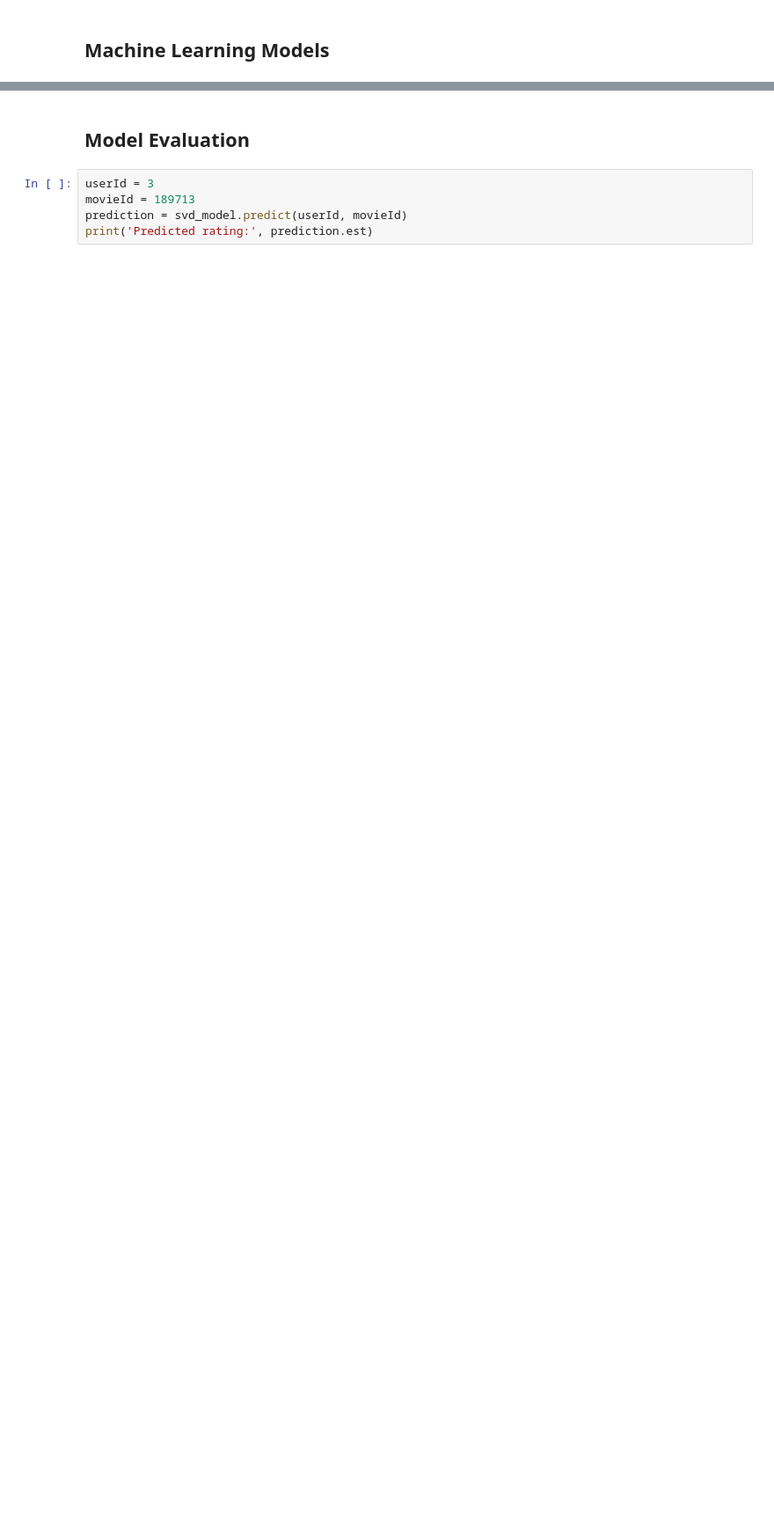
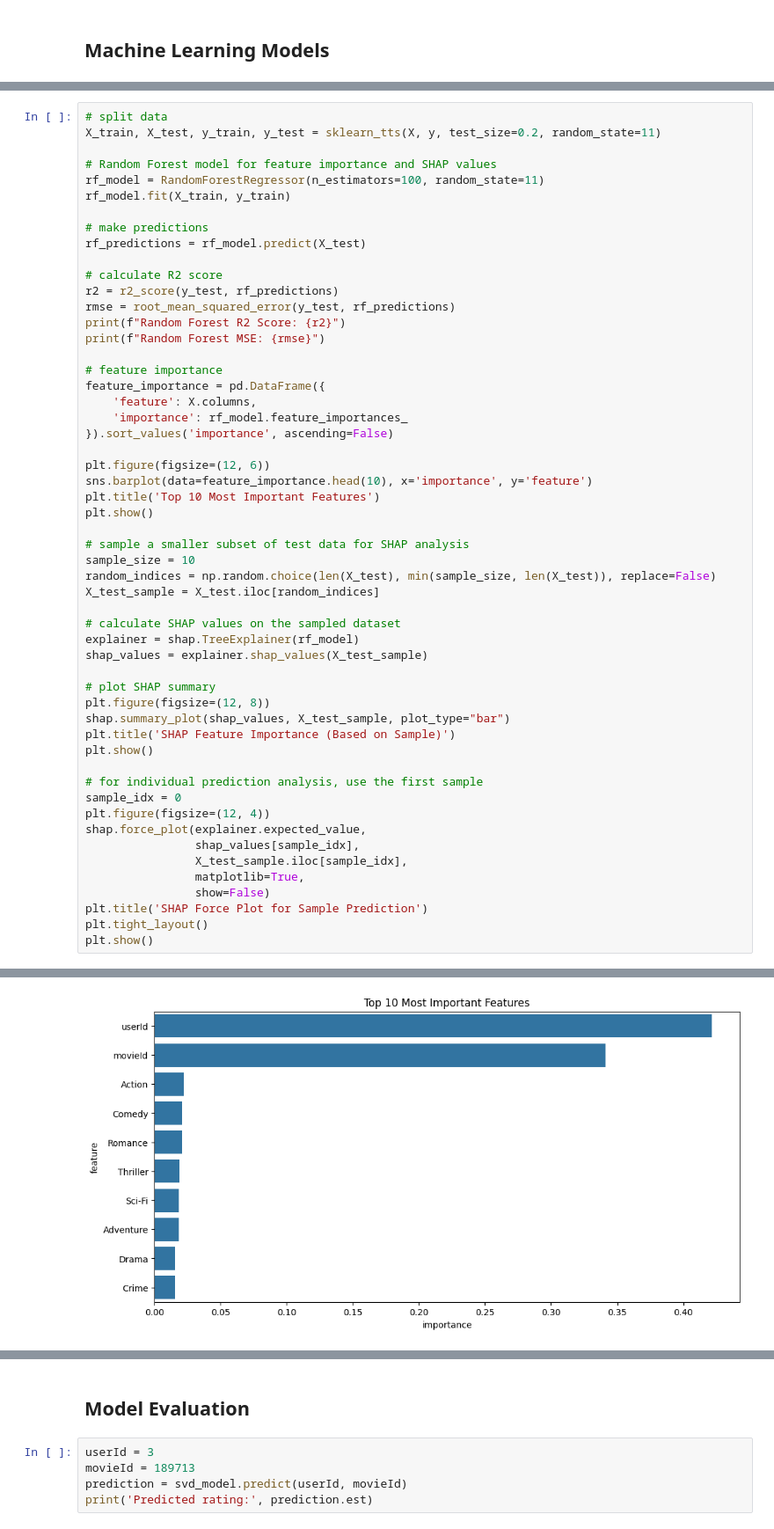
Before and after one commit to gorbe2002/movie-recommendation-system, a Jupyter notebook: main.ipynb, the cells around one changed output, grey strips where cells are left out. Shown: that part at 88% size. Saved outputs shown, nothing was run; the diff lists cells and outputs as text; blank space fills up the shorter version.

Commit message:
added Random Forest model w/ SHAP

```diff
--- a/main.ipynb
+++ b/main.ipynb
@@ -350,0 +271,55 @@ TypeError: train_test_split() got multiple values for argument 'test_size'
+# %%
+# split data
+X_train, X_test, y_train, y_test = sklearn_tts(X, y, test_size=0.2, random_state=11)
+
+# Random Forest model for feature importance and SHAP values
+rf_model = RandomForestRegressor(n_estimators=100, random_state=11)
+rf_model.fit(X_train, y_train)
+
+# make predictions
+rf_predictions = rf_model.predict(X_test)
+
+# calculate R2 score
+r2 = r2_score(y_test, rf_predictions)
+rmse = root_mean_squared_error(y_test, rf_predictions)
+print(f"Random Forest R2 Score: {r2}")
+print(f"Random Forest MSE: {rmse}")
+
+# feature importance
+feature_importance = pd.DataFrame({
+    'feature': X.columns,
+    'importance': rf_model.feature_importances_
+}).sort_values('importance', ascending=False)
+
+plt.figure(figsize=(12, 6))
+sns.barplot(data=feature_importance.head(10), x='importance', y='feature')
+plt.title('Top 10 Most Important Features')
+plt.show()
+
+# sample a smaller subset of test data for SHAP analysis
+sample_size = 10
+random_indices = np.random.choice(len(X_test), min(sample_size, len(X_test)), replace=False)
+X_test_sample = X_test.iloc[random_indices]
+
+# calculate SHAP values on the sampled dataset
+explainer = shap.TreeExplainer(rf_model)
+shap_values = explainer.shap_values(X_test_sample)
+
+# plot SHAP summary
+plt.figure(figsize=(12, 8))
+shap.summary_plot(shap_values, X_test_sample, plot_type="bar")
+plt.title('SHAP Feature Importance (Based on Sample)')
+plt.show()
+
+# for individual prediction analysis, use the first sample
+sample_idx = 0
+plt.figure(figsize=(12, 4))
+shap.force_plot(explainer.expected_value,
+                shap_values[sample_idx],
+                X_test_sample.iloc[sample_idx],
+                matplotlib=True,
+                show=False)
+plt.title('SHAP Force Plot for Sample Prediction')
+plt.tight_layout()
+plt.show()
+# %% [output]
@@ -350,0 +328 @@ TypeError: train_test_split() got multiple values for argument 'test_size'
+[figure, added]
```
Also changed, not shown: parts of 8 cells of this notebook.
